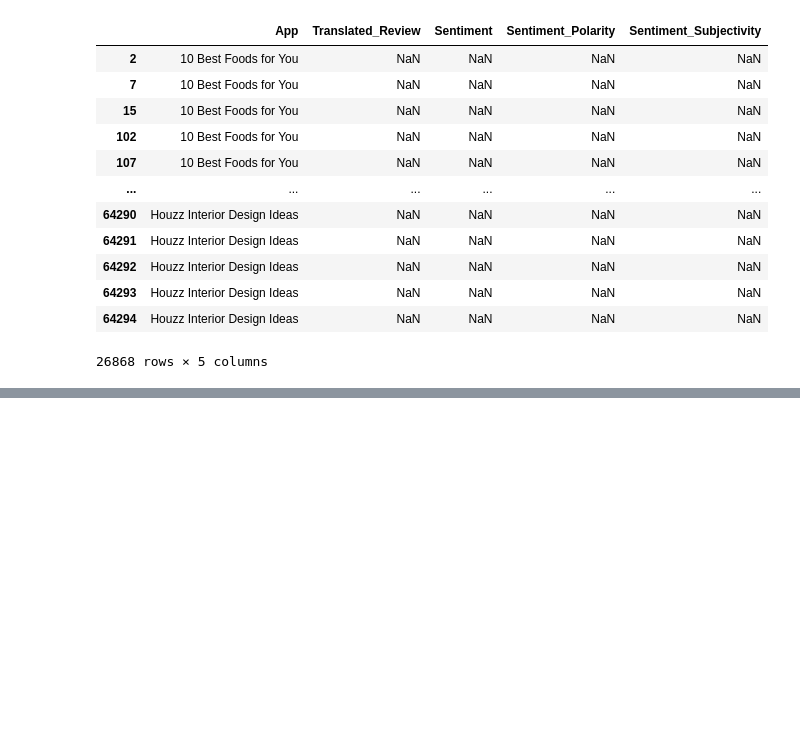
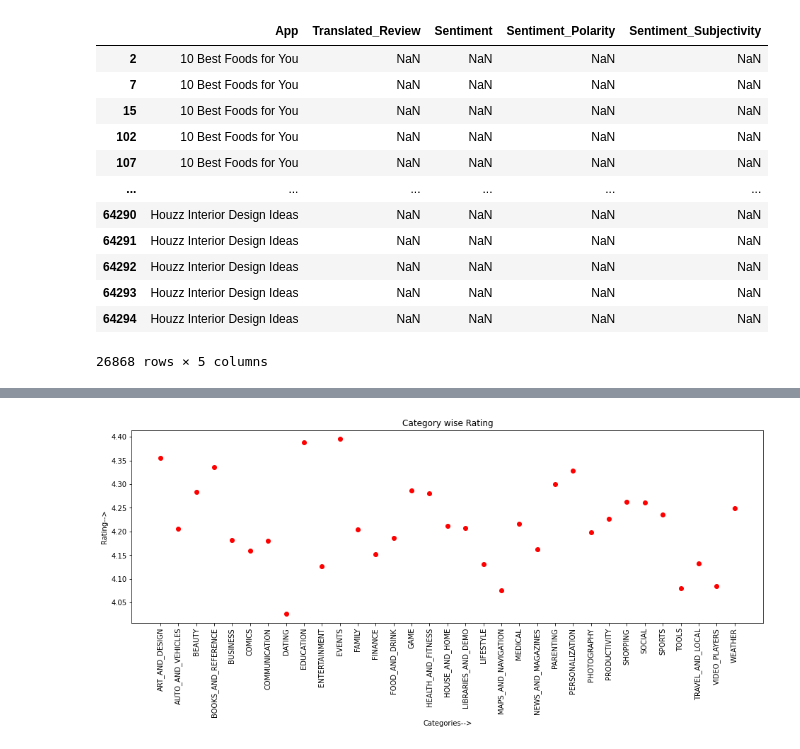
Before and after one commit to tanmaybohra/Play-Store-App-Review-Analysis, a Jupyter notebook: Playing_with_Play_Store_App_Review_Analysis_Capstone_Project.ipynb, the cells around one changed output, grey strips where cells are left out. Cells and saved outputs as stored; diff of their text form; code cells hidden in the pictures; blank space fills up the shorter version.

```diff
--- a/Playing_with_Play_Store_App_Review_Analysis_Capstone_Project.ipynb
+++ b/Playing_with_Play_Store_App_Review_Analysis_Capstone_Project.ipynb
@@ -465,0 +515,5 @@ user_reviews[user_reviews['Translated_Review'].isna()]
+# %%
+# Filling the missing categorical values with Mode
+play_store['Type'].fillna(str(play_store['Type'].mode().values[0]),inplace=True)
+play_store['Current_Ver'].fillna(str(play_store['Current_Ver'].mode().values[0]),inplace=True)
+play_store['Android_Ver'].fillna(str(play_store['Android_Ver'].mode().values[0]),inplace=True)
@@ -465,0 +538,18 @@ user_reviews[user_reviews['Translated_Review'].isna()]
+# %%
+# Converting Price,Reviews,Ratings into numerical values
+play_store['Price'] = play_store['Price'].apply(lambda x : str(x).replace('$','') if '$' in str(x) else str(x))
+play_store['Price'] = play_store['Price'].apply(lambda x : float(x))
+play_store['Reviews'] = pd.to_numeric(play_store['Reviews'],errors='coerce')
+# %%
+play_store['Installs'] = play_store['Installs'].apply(lambda x : str(x).replace('+','') if '+' in str(x) else str(x))
+play_store['Installs'] = play_store['Installs'].apply(lambda x : str(x).replace(',','') if ',' in str(x) else str(x))
+play_store['Installs'] = play_store['Installs'].apply(lambda x : float(x))
+# %%
+# Creating category for categorical data
+grp = play_store.groupby('Category')
+x = grp['Rating'].agg(np.mean)
+y = grp['Price'].agg(np.sum)
+z = grp['Reviews'].agg(np.mean)
+print(x)
+print(y)
+print(z)
@@ -465,0 +574,10 @@ user_reviews[user_reviews['Translated_Review'].isna()]
+# %%
+plt.figure(figsize=(16,5))
+plt.plot(x,'ro')
+plt.xticks(rotation = 90)
+plt.title('Category wise Rating')
+plt.xlabel('Categories-->')
+plt.ylabel('Rating-->')
+plt.show()
+# %% [output]
+[figure, added]
```
Also changed, not shown: parts of 38 cells of this notebook.
